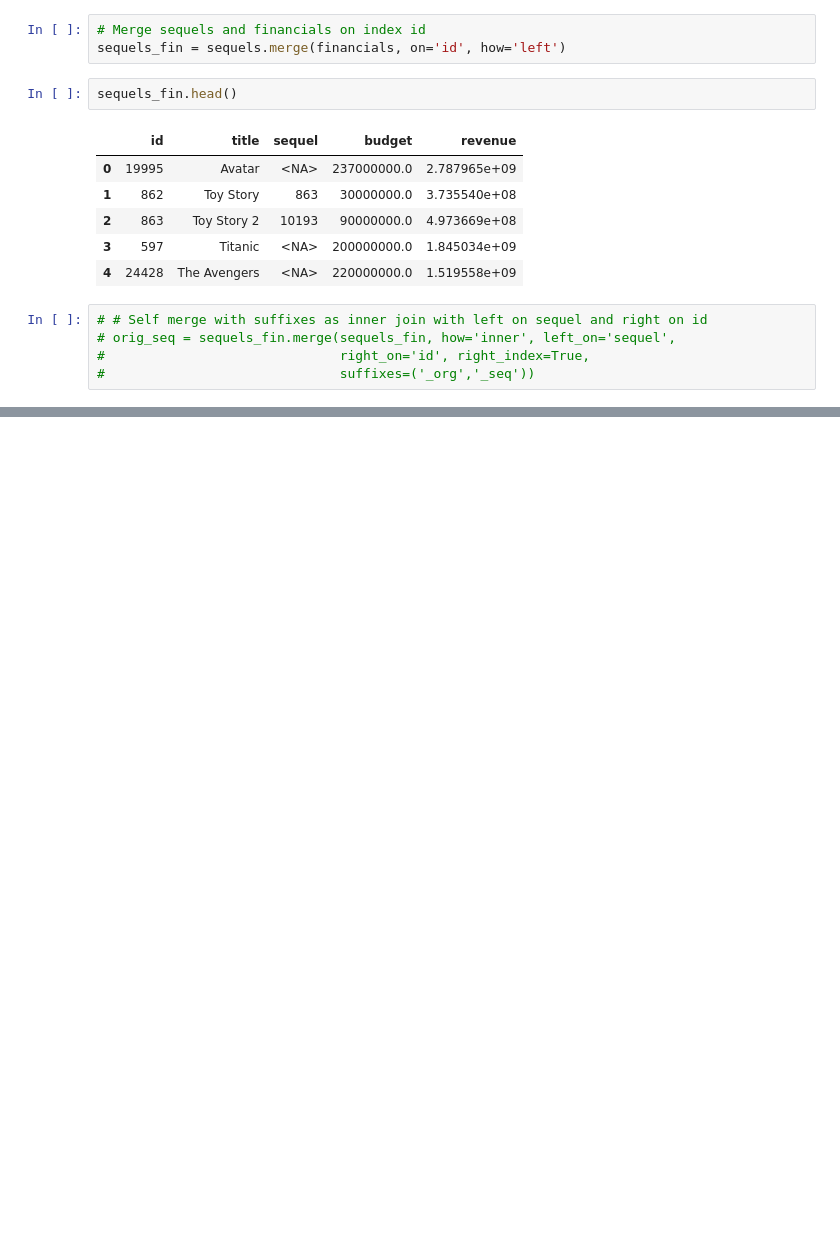
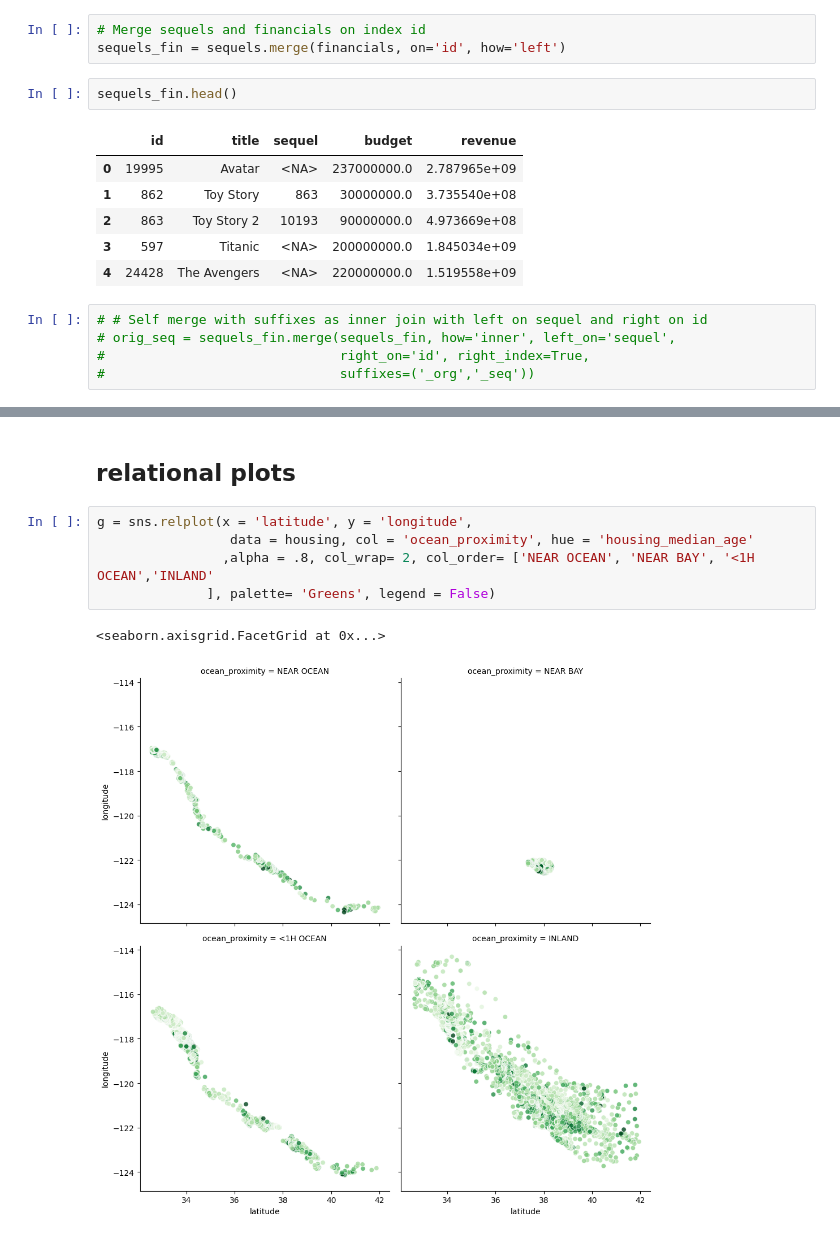
Before and after one commit to nafis-git/data_science_path, a Jupyter notebook: notebook/join_pandas.ipynb, the cells around one changed output, grey strips where cells are left out. Saved outputs shown, nothing was run; the diff lists cells and outputs as text; blank space fills up the shorter version.

```diff
--- a/notebook/join_pandas.ipynb
+++ b/notebook/join_pandas.ipynb
@@ -160,0 +234,10 @@ sequels_fin.head()
+# %% [markdown]
+## relational plots
+# %%
+g = sns.relplot(x = 'latitude', y = 'longitude',
+                 data = housing, col = 'ocean_proximity', hue = 'housing_median_age'
+                ,alpha = .8, col_wrap= 2, col_order= ['NEAR OCEAN', 'NEAR BAY', '<1H OCEAN','INLAND'
+              ], palette= 'Greens', legend = False)
+# %% [output]
+<seaborn.axisgrid.FacetGrid at 0x...>
+[figure, added]
```
Also changed, not shown: parts of 25 cells of this notebook.
